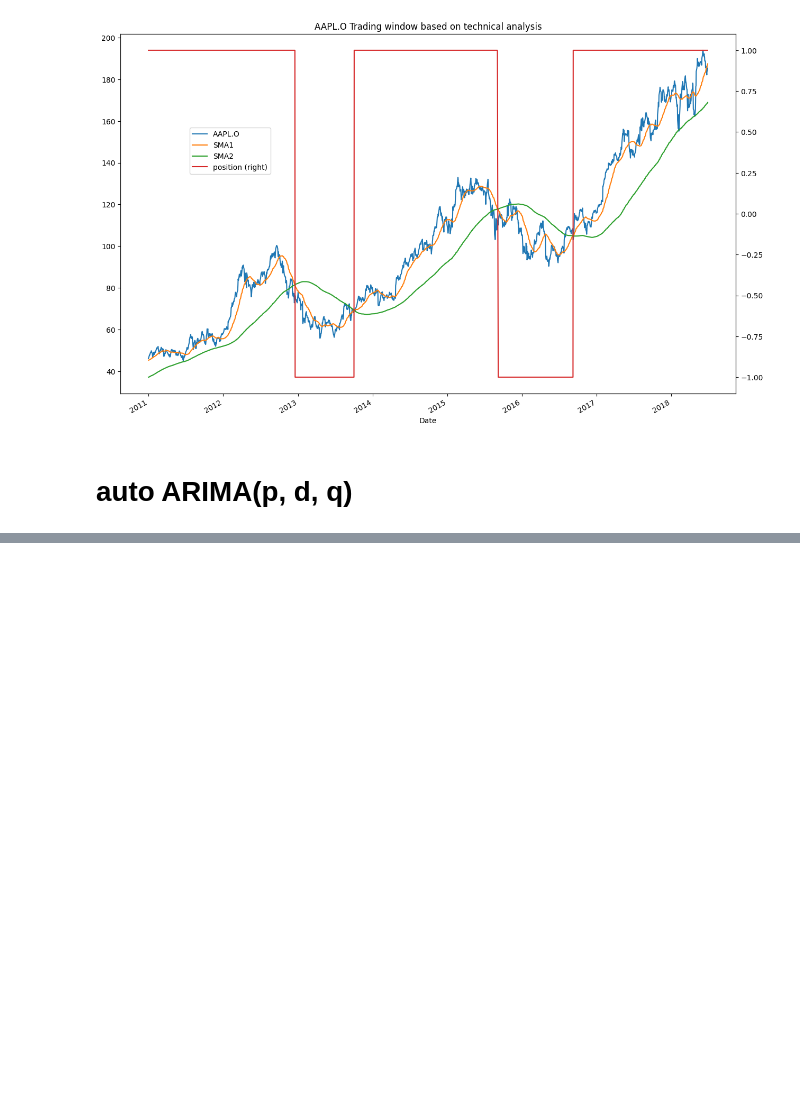
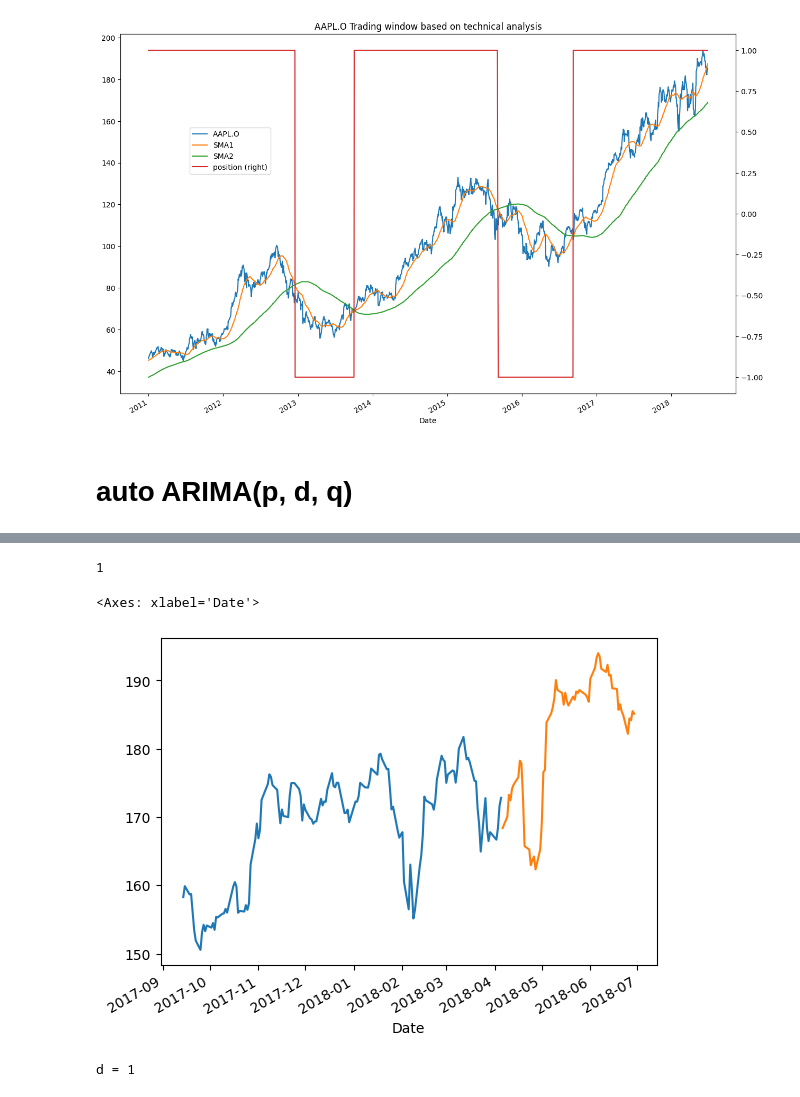
Before and after one commit to HyunsungRyu/AI_TimeSeries, a Jupyter notebook: return_TS.ipynb, the cells around one changed output, grey strips where cells are left out. Saved outputs shown, nothing was run; the diff lists cells and outputs as text; code cells hidden in the pictures; blank space fills up the shorter version.

```diff
--- a/return_TS.ipynb
+++ b/return_TS.ipynb
@@ -443,0 +442,4 @@ ModuleNotFoundError: No module named 'pmdarima'
+# %%
+df = pd.read_csv(filename, index_col=0, parse_dates=True)
+# %%
+df_y = df.dropna()
@@ -443,0 +463,3 @@ ModuleNotFoundError: No module named 'pmdarima'
+# %%
+y = df_y[['AAPL.O']].iloc[-200:]
+y
@@ -443,0 +481,20 @@ ModuleNotFoundError: No module named 'pmdarima'
+# %%
+ndiffs(y)
+# %% [output]
+1
+# %%
+y_train = y['AAPL.O'][:int(0.7*len(y))]
+y_test = y['AAPL.O'][int(0.7*len(y)):]
+# %%
+y_train.plot()
+y_test.plot()
+# %% [output]
+<Axes: xlabel='Date'>
+[figure, added]
+# %%
+kpss_diffs = ndiffs(y_train, alpha=0.05, test='kpss', max_d=6)
+adf_diffs = ndiffs(y_train, alpha=0.05, test='adf', max_d=6)
+n_diffs = max(adf_diffs, kpss_diffs)
+print(f"d = {n_diffs}")
+# %% [output]
+d = 1
```
Also changed, not shown: parts of 14 cells of this notebook.
